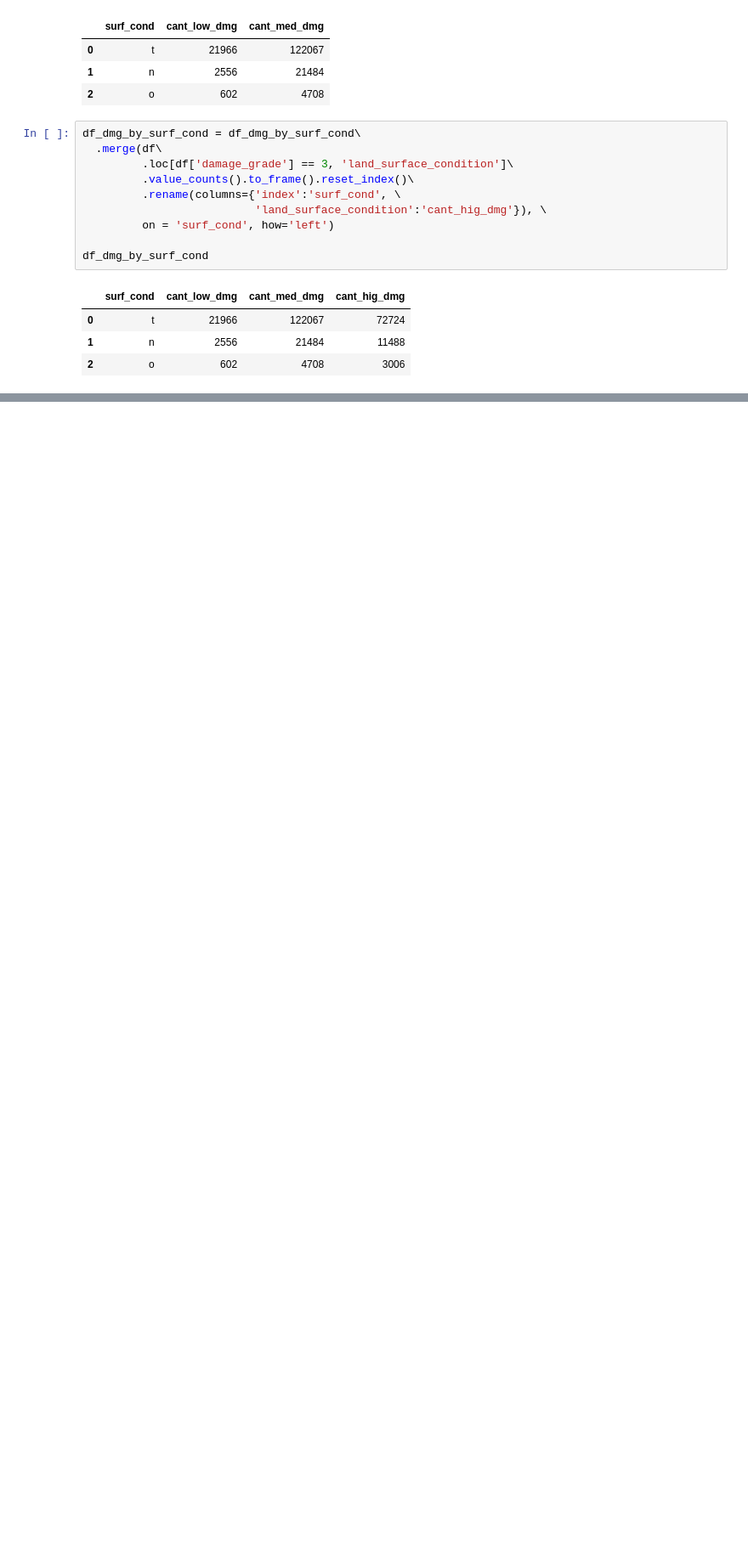
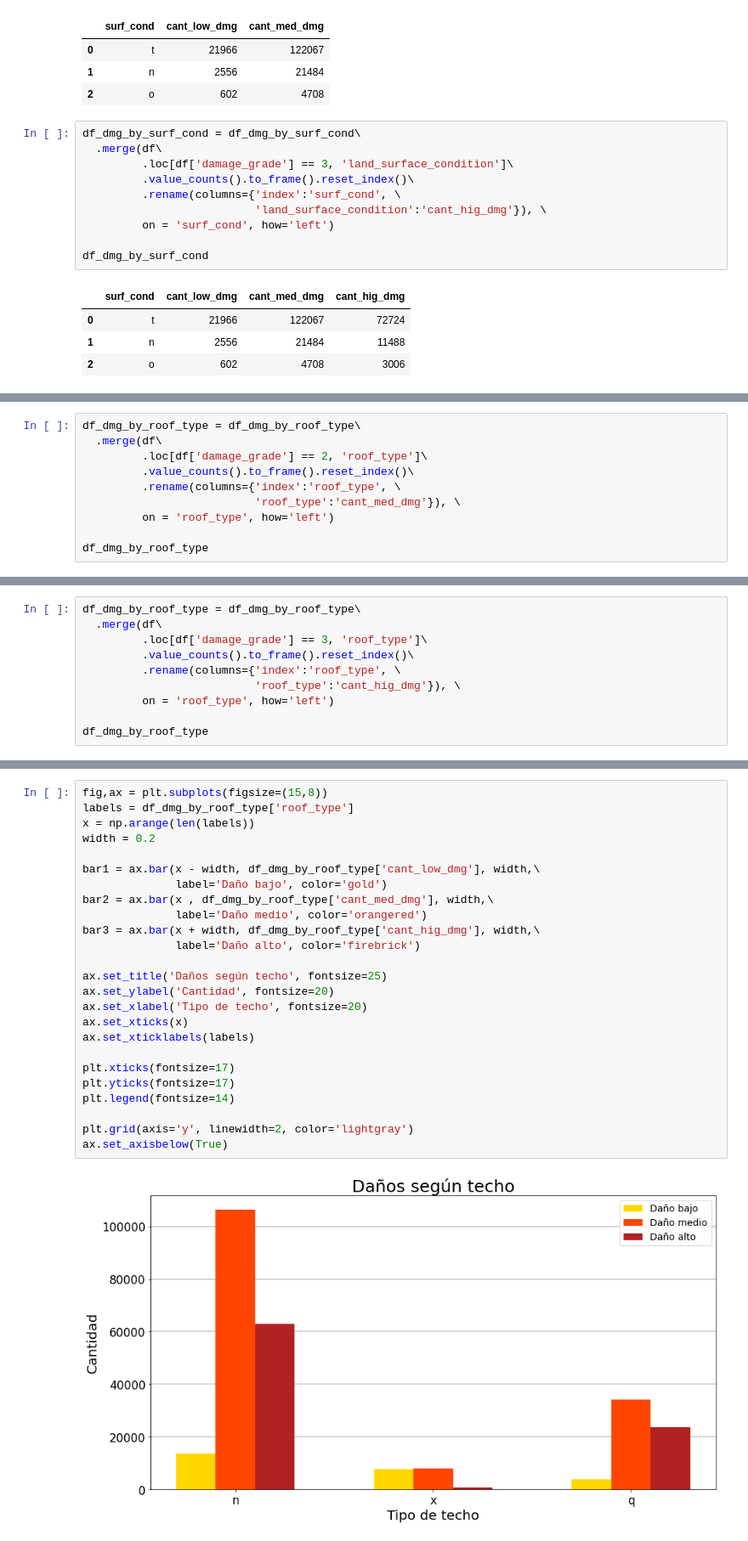
Before and after one commit to ffelfis/OrgaDatosTPs, a Jupyter notebook: TP1/nb_facundo.ipynb, the cells around one changed output, grey strips where cells are left out. Shown at 85% size. Cells and saved outputs as stored; diff of their text form; blank space fills up the shorter version.

```diff
--- a/TP1/nb_facundo.ipynb
+++ b/TP1/nb_facundo.ipynb
@@ -633,0 +727,10 @@ ax.set_axisbelow(True)
+# %%
+df_dmg_by_roof_type = df_dmg_by_roof_type\
+  .merge(df\
+         .loc[df['damage_grade'] == 2, 'roof_type']\
+         .value_counts().to_frame().reset_index()\
+         .rename(columns={'index':'roof_type', \
+                          'roof_type':'cant_med_dmg'}), \
+         on = 'roof_type', how='left')
+
+df_dmg_by_roof_type
@@ -633,0 +742,10 @@ ax.set_axisbelow(True)
+# %%
+df_dmg_by_roof_type = df_dmg_by_roof_type\
+  .merge(df\
+         .loc[df['damage_grade'] == 3, 'roof_type']\
+         .value_counts().to_frame().reset_index()\
+         .rename(columns={'index':'roof_type', \
+                          'roof_type':'cant_hig_dmg'}), \
+         on = 'roof_type', how='left')
+
+df_dmg_by_roof_type
@@ -633,0 +757,27 @@ ax.set_axisbelow(True)
+# %%
+fig,ax = plt.subplots(figsize=(15,8))
+labels = df_dmg_by_roof_type['roof_type']
+x = np.arange(len(labels))
+width = 0.2
+
+bar1 = ax.bar(x - width, df_dmg_by_roof_type['cant_low_dmg'], width,\
+              label='Daño bajo', color='gold')
+bar2 = ax.bar(x , df_dmg_by_roof_type['cant_med_dmg'], width,\
+              label='Daño medio', color='orangered')
+bar3 = ax.bar(x + width, df_dmg_by_roof_type['cant_hig_dmg'], width,\
+              label='Daño alto', color='firebrick')
+
+ax.set_title('Daños según techo', fontsize=25)
+ax.set_ylabel('Cantidad', fontsize=20)
+ax.set_xlabel('Tipo de techo', fontsize=20)
+ax.set_xticks(x)
+ax.set_xticklabels(labels)
+
+plt.xticks(fontsize=17)
+plt.yticks(fontsize=17)
+plt.legend(fontsize=14)
+
+plt.grid(axis='y', linewidth=2, color='lightgray')
+ax.set_axisbelow(True)
+# %% [output]
+[figure, added]
```
Also changed, not shown: parts of 12 cells of this notebook.
